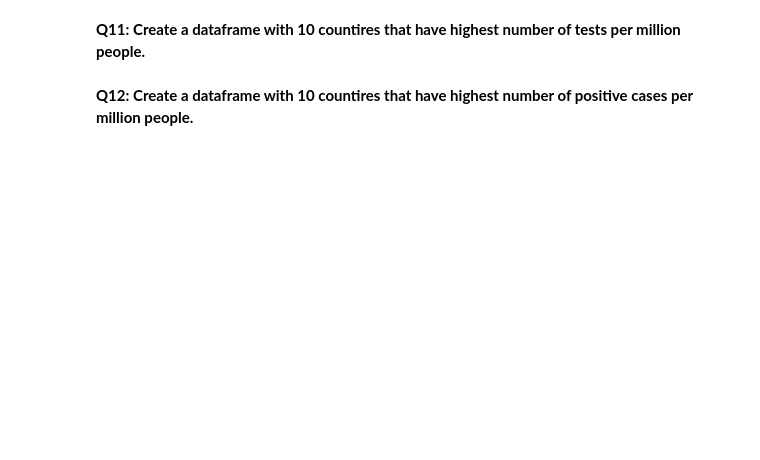
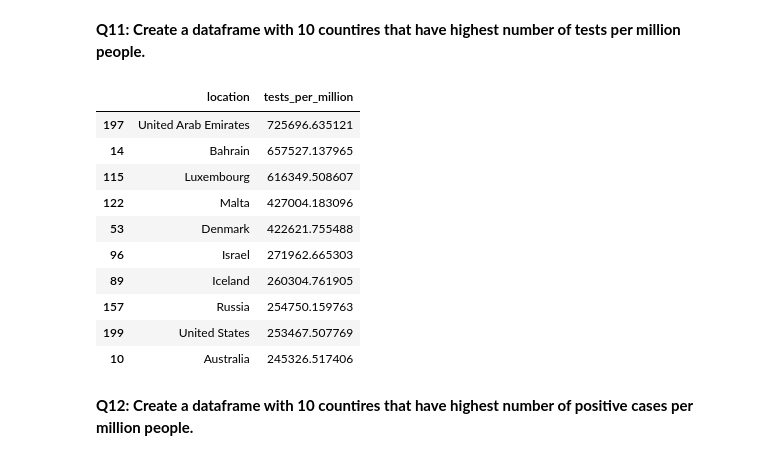
Before and after one commit to aleksmn/jovian, a Jupyter notebook: pandas/pandas-practice-assignment/pandas-practice-assignment.ipynb, the cells around one changed output. Saved outputs shown, nothing was run; the diff lists cells and outputs as text; code cells hidden in the pictures; blank space fills up the shorter version.

```diff
--- a/pandas/pandas-practice-assignment/pandas-practice-assignment.ipynb
+++ b/pandas/pandas-practice-assignment/pandas-practice-assignment.ipynb
@@ -291,4 +310,18 @@ jovian.commit(project='pandas-practice-assignment', environment=None)
 # %% [markdown]
 **Q11: Create a dataframe with 10 countires that have highest number of tests per million people.**
+# %%
+highest_tests_df = combined_df.sort_values(by='tests_per_million', ascending=False).head(10)
 # %%
-highest_tests_df = ???
+highest_tests_df[['location', 'tests_per_million']]
+# %% [output]
+|  | location | tests_per_million |
+| 197 | United Arab Emirates | 725696.635121 |
+| 14 | Bahrain | 657527.137965 |
+| 115 | Luxembourg | 616349.508607 |
+| 122 | Malta | 427004.183096 |
+| 53 | Denmark | 422621.755488 |
+| 96 | Israel | 271962.665303 |
+| 89 | Iceland | 260304.761905 |
+| 157 | Russia | 254750.159763 |
+| 199 | United States | 253467.507769 |
+| 10 | Australia | 245326.517406 |
```
Also changed, not shown: parts of 34 cells of this notebook, 4 other files.
